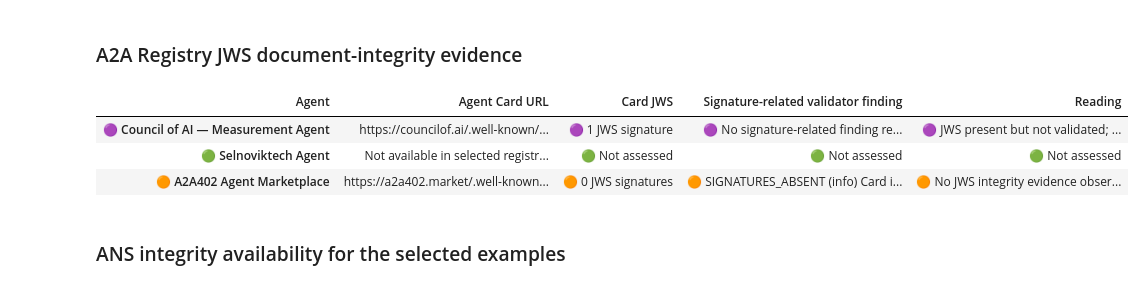
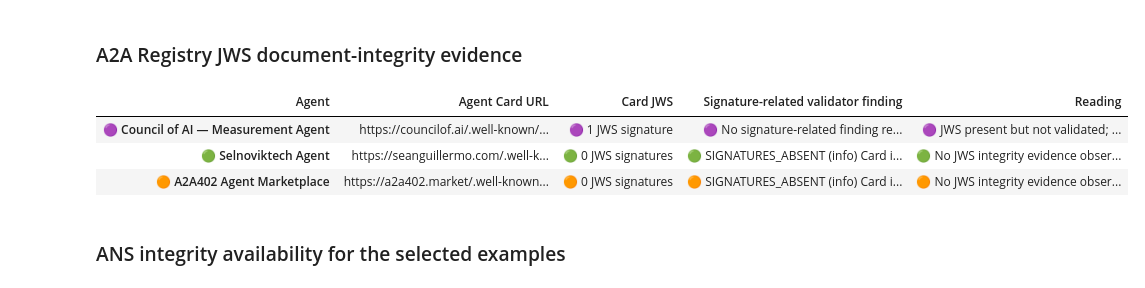
Before and after one commit to hanhanwu/Agentopia, a Jupyter notebook: EXPERIMENTS/notebooks/trust_model_comparison.ipynb, the cells around one changed output. Saved outputs shown, nothing was run; the diff lists cells and outputs as text; code cells hidden in the pictures.

```diff
--- a/EXPERIMENTS/notebooks/trust_model_comparison.ipynb
+++ b/EXPERIMENTS/notebooks/trust_model_comparison.ipynb
@@ -166,17 +166,17 @@ HTML(experiment_utils.agentcensus_render_integrity_table(
 # %%
 registry_validation_responses = {
     agent["output_label"]: artifact(
-        f"trust_model_comparison_a2a_registry_{agent['output_label']}_integrity_validation.json"
+        f"trust_model_comparison_a2a_registry_{agent['output_label']}_validation.json"
     )
     for agent in INTEGRITY_AGENTS if agent["a2a_manifest_url"]
 }
 HTML(experiment_utils.a2a_registry_render_integrity_table(
     INTEGRITY_AGENTS, registry_validation_responses
 ))
 # %% [output]
 | Agent | Agent Card URL | Card JWS | Signature-related validator finding | Reading |
 | 🟣 Council of AI — Measurement Agent | https://councilof.ai/.well-known/... | 🟣 1 JWS signature | 🟣 No signature-related finding re... | 🟣 JWS present but not validated; ... |
-| 🟢 Selnoviktech Agent | Not available in selected registr... | 🟢 Not assessed | 🟢 Not assessed | 🟢 Not assessed |
+| 🟢 Selnoviktech Agent | https://seanguillermo.com/.well-k... | 🟢 0 JWS signatures | 🟢 SIGNATURES_ABSENT (info) Card i... | 🟢 No JWS integrity evidence obser... |
 | 🟠 A2A402 Agent Marketplace | https://a2a402.market/.well-known... | 🟠 0 JWS signatures | 🟠 SIGNATURES_ABSENT (info) Card i... | 🟠 No JWS integrity evidence obser... |
 # %% [markdown]
 ### ANS integrity availability for the selected examples
```
Also changed, not shown: parts of 6 cells of this notebook, 4 other files.
